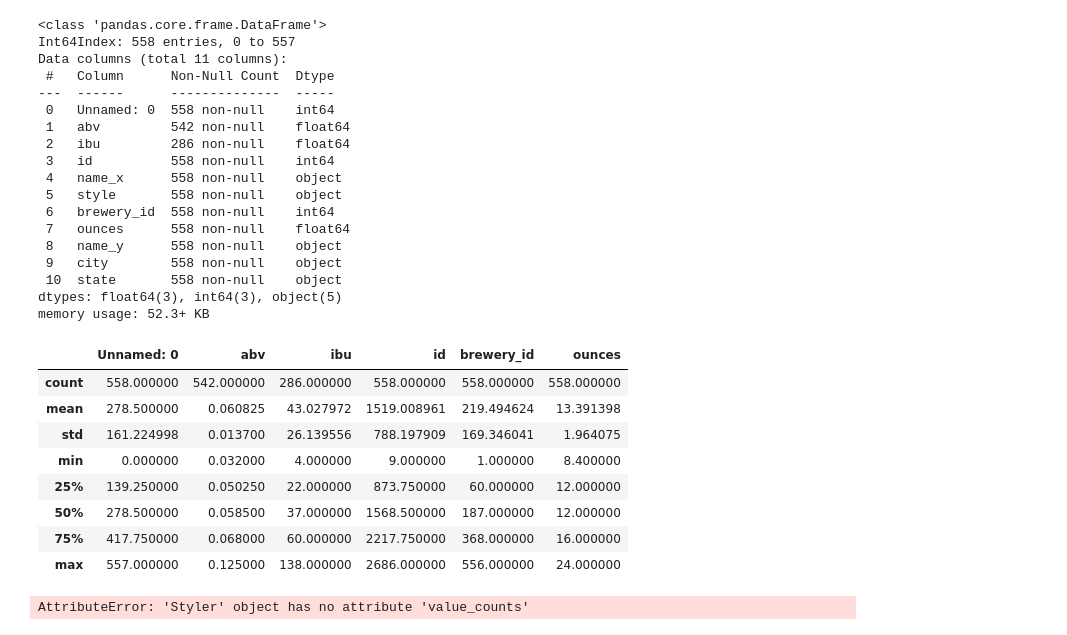
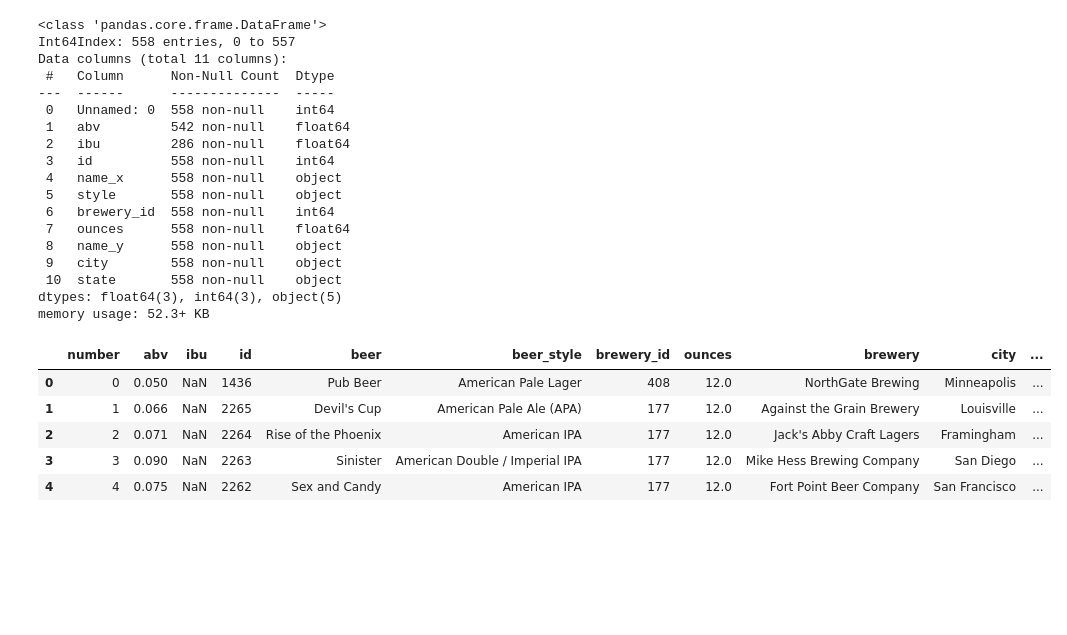
Before and after one commit to jamesallen0351/craft_beer, a Jupyter notebook: craft_beer_scratch.ipynb, the cells around one changed output. Saved outputs shown, nothing was run; the diff lists cells and outputs as text; code cells hidden in the pictures; blank space fills up the shorter version.

```diff
--- a/craft_beer_scratch.ipynb
+++ b/craft_beer_scratch.ipynb
@@ -144,19 +137,15 @@ Data columns (total 11 columns):
  10  state       558 non-null    object
 dtypes: float64(3), int64(3), object(5)
 memory usage: 52.3+ KB
-# %%
-df.describe()
-# %% [output]
-|  | Unnamed: 0 | abv | ibu | id | brewery_id | ounces |
-| count | 558.000000 | 542.000000 | 286.000000 | 558.000000 | 558.000000 | 558.000000 |
-| mean | 278.500000 | 0.060825 | 43.027972 | 1519.008961 | 219.494624 | 13.391398 |
-| std | 161.224998 | 0.013700 | 26.139556 | 788.197909 | 169.346041 | 1.964075 |
-| min | 0.000000 | 0.032000 | 4.000000 | 9.000000 | 1.000000 | 8.400000 |
-| 25% | 139.250000 | 0.050250 | 22.000000 | 873.750000 | 60.000000 | 12.000000 |
-| 50% | 278.500000 | 0.058500 | 37.000000 | 1568.500000 | 187.000000 | 12.000000 |
-| 75% | 417.750000 | 0.068000 | 60.000000 | 2217.750000 | 368.000000 | 16.000000 |
-| max | 557.000000 | 0.125000 | 138.000000 | 2686.000000 | 556.000000 | 24.000000 |
 # %%
-df.style.value_counts().plot.bar()
+# renaming columns for readability
+df = df.rename(columns = {"style": "beer_style", "name_y": "brewery", "Unnamed: 0": "number", "name_x": "beer"})
-# %% [output]
-AttributeError: 'Styler' object has no attribute 'value_counts'
+# %%
+df.head() #check_yo_head
+# %% [output]
+|  | number | abv | ibu | id | beer | beer_style | brewery_id | ounces | brewery | city | ... |
+| 0 | 0 | 0.050 | NaN | 1436 | Pub Beer | American Pale Lager | 408 | 12.0 | NorthGate Brewing | Minneapolis | ... |
+| 1 | 1 | 0.066 | NaN | 2265 | Devil's Cup | American Pale Ale (APA) | 177 | 12.0 | Against the Grain Brewery | Louisville | ... |
+| 2 | 2 | 0.071 | NaN | 2264 | Rise of the Phoenix | American IPA | 177 | 12.0 | Jack's Abby Craft Lagers | Framingham | ... |
+| 3 | 3 | 0.090 | NaN | 2263 | Sinister | American Double / Imperial IPA | 177 | 12.0 | Mike Hess Brewing Company | San Diego | ... |
+| 4 | 4 | 0.075 | NaN | 2262 | Sex and Candy | American IPA | 177 | 12.0 | Fort Point Beer Company | San Francisco | ... |
```
Also changed, not shown: parts of 17 cells of this notebook.
